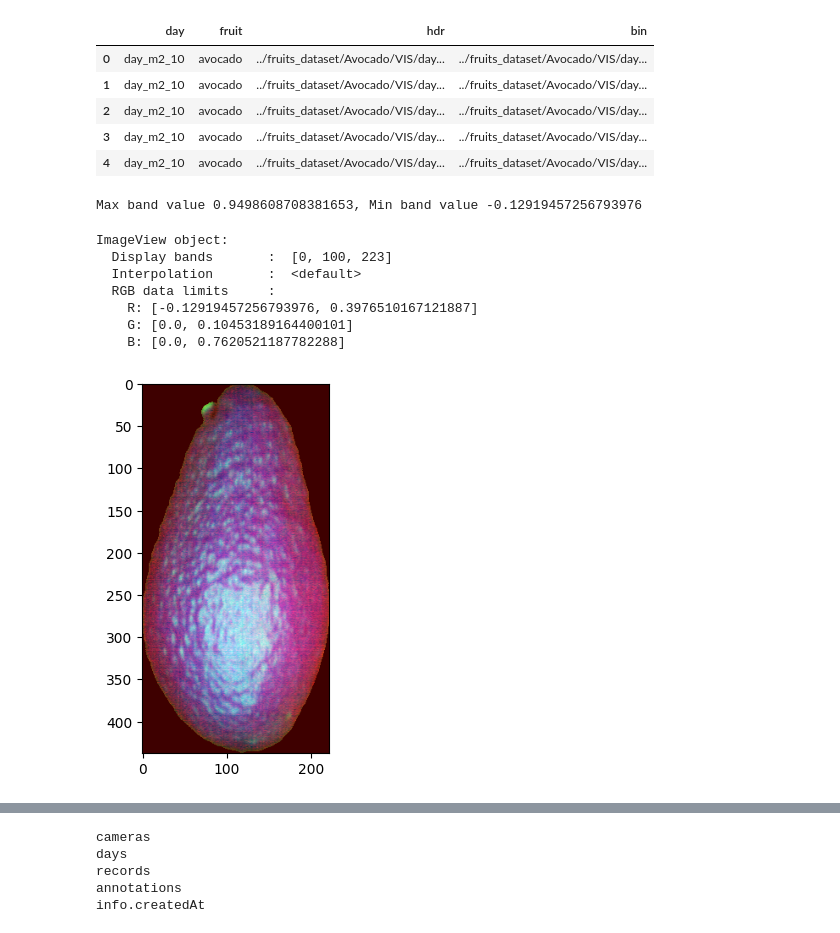
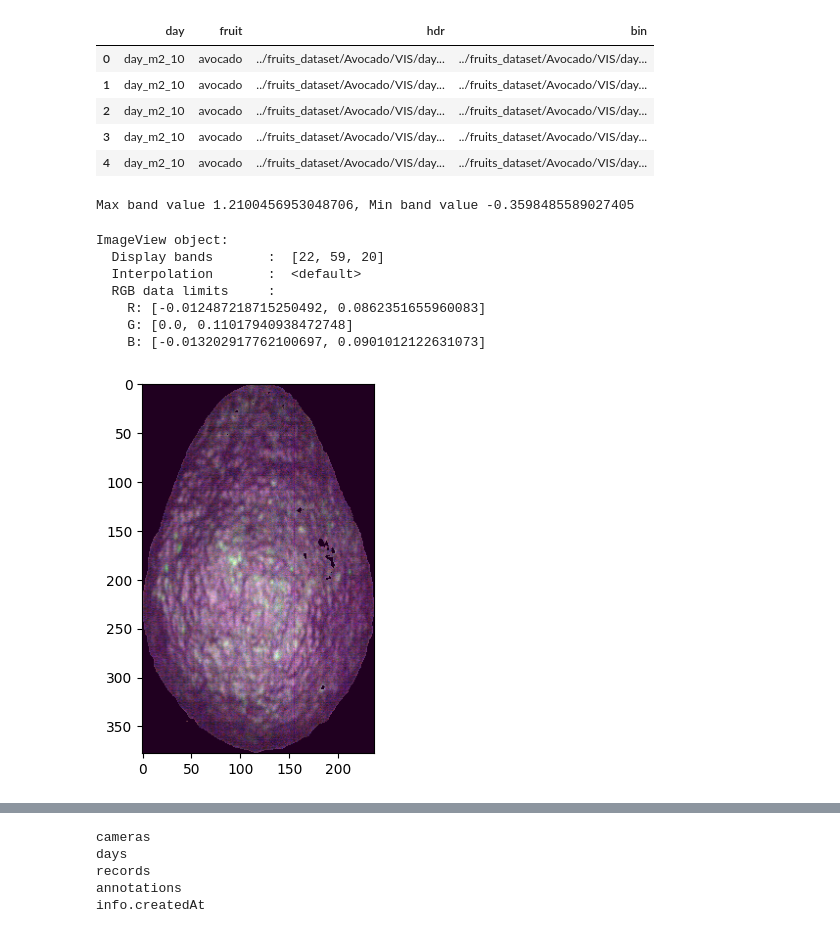
Before and after one commit to PyMati/FruitsClassificationFromHipespectralImages, a Jupyter notebook: robert-notebook.ipynb, the cells around one changed output, grey strips where cells are left out. Saved outputs shown, nothing was run; the diff lists cells and outputs as text; code cells hidden in the pictures.

```diff
--- a/robert-notebook.ipynb
+++ b/robert-notebook.ipynb
@@ -22,7 +22,6 @@ pd.set_option('display.max_rows', 500)
 pd.set_option('display.max_columns', 900)
 pd.set_option('display.width', 1000)
 # %%
-
 def load_data(main_folder: str, fruit: str) -> pd.DataFrame:
     absolute = main_folder
 
@@ -52,8 +51,9 @@ def get_image_min_max(img: np.array):
     return img
 
 
-def read_image(hdr: str, bin: str, image_transforms: list[Callable] | None = None):
-    img = envi.open(hdr, image=bin).load()
+def read_image(idx: int, image_transforms: list[Callable] | None = None):
+    hdr, bin_ = df.iloc[idx].hdr, df.iloc[idx].bin
+    img = envi.open(hdr, image=bin_).load()
 
     if image_transforms is not None and len(image_transforms) != 0:
         for transform in image_transforms:
@@ -96,18 +102,18 @@ df.head()
 | 3 | day_m2_10 | avocado | ../fruits_dataset/Avocado/VIS/day... | ../fruits_dataset/Avocado/VIS/day... |
 | 4 | day_m2_10 | avocado | ../fruits_dataset/Avocado/VIS/day... | ../fruits_dataset/Avocado/VIS/day... |
 # %%
-img = read_image(df.iloc[5].hdr, df.iloc[5].bin, [get_image_min_max])
+day_01 = read_image(46, [get_image_min_max])
 # %% [output]
-Max band value 0.9498608708381653, Min band value -0.12919457256793976
+Max band value 1.2100456953048706, Min band value -0.3598485589027405
 # %%
-imshow(img[:, :], bands=[0, 100, 223])
+imshow(day_01[:, :], bands=[22, 59, 20])
 # %% [output]
 ImageView object:
-  Display bands       :  [0, 100, 223]
+  Display bands       :  [22, 59, 20]
   Interpolation       :  <default>
   RGB data limits     :
-    R: [-0.12919457256793976, 0.3976510167121887]
-    G: [0.0, 0.10453189164400101]
-    B: [0.0, 0.7620521187782288]
+    R: [-0.012487218715250492, 0.0862351655960083]
+    G: [0.0, 0.11017940938472748]
+    B: [-0.013202917762100697, 0.0901012122631073]
-[figure, old version]
+[figure, new version]
 # %%
```
Also changed, not shown: parts of 16 cells of this notebook.
